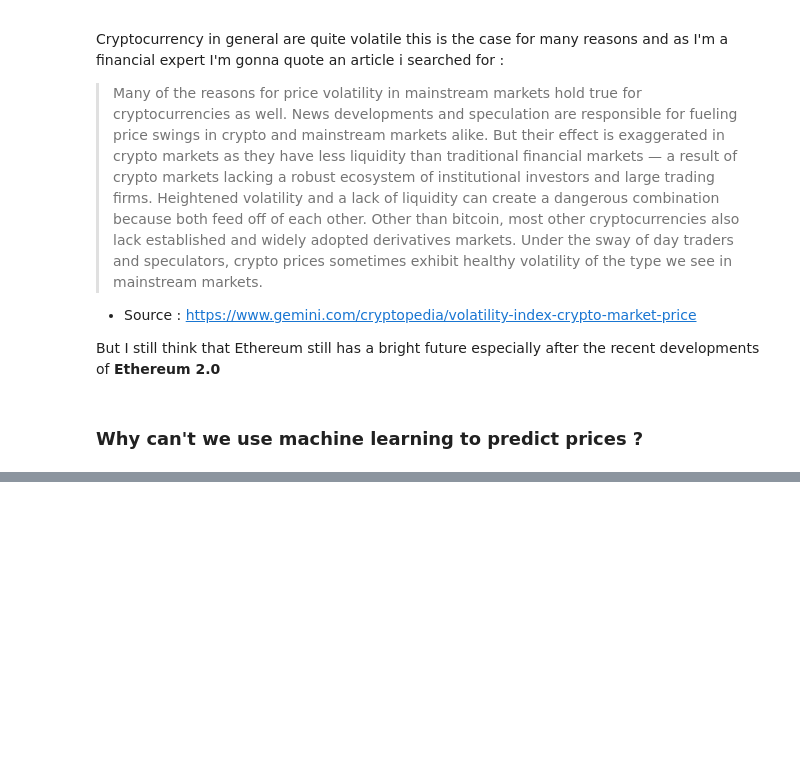
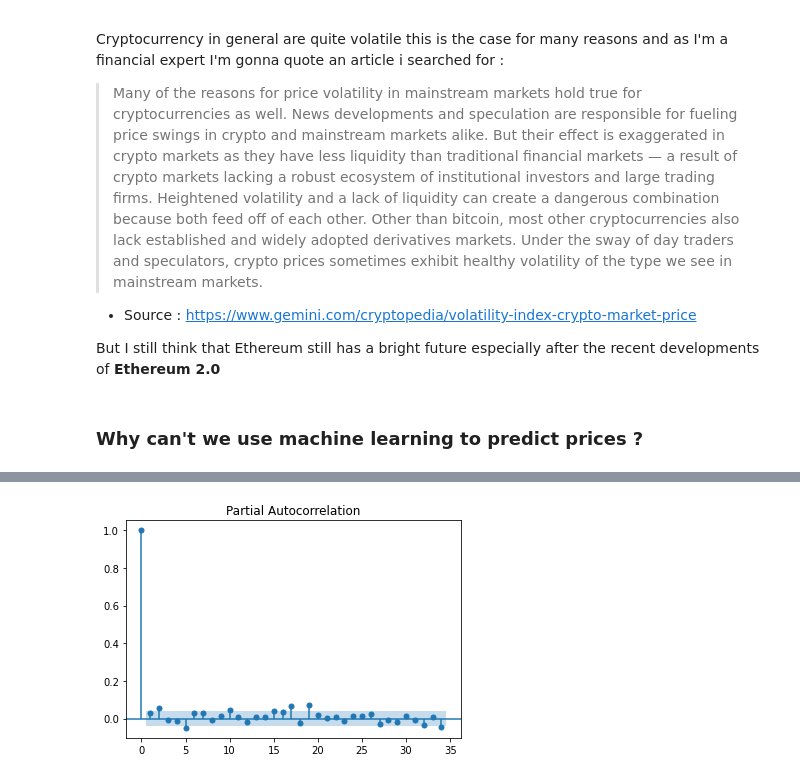
Before and after one commit to pillarxyz/ethereum-trends-analysis, a Jupyter notebook: ethereum-trends-analysis.ipynb, the cells around one changed output, grey strips where cells are left out. Drawn from its saved outputs; the diff is of its cells as text; code cells hidden in the pictures; blank space fills up the shorter version.

```diff
--- a/ethereum-trends-analysis.ipynb
+++ b/ethereum-trends-analysis.ipynb
@@ -254,0 +264,4 @@ https://www.kaggle.com/carlmcbrideellis/lstm-time-series-stock-price-prediction-
+# %%
+pacf_plot = plot_pacf(df.returns.dropna())
+# %% [output]
+[figure, added]
```
Also changed, not shown: parts of 8 cells of this notebook.
